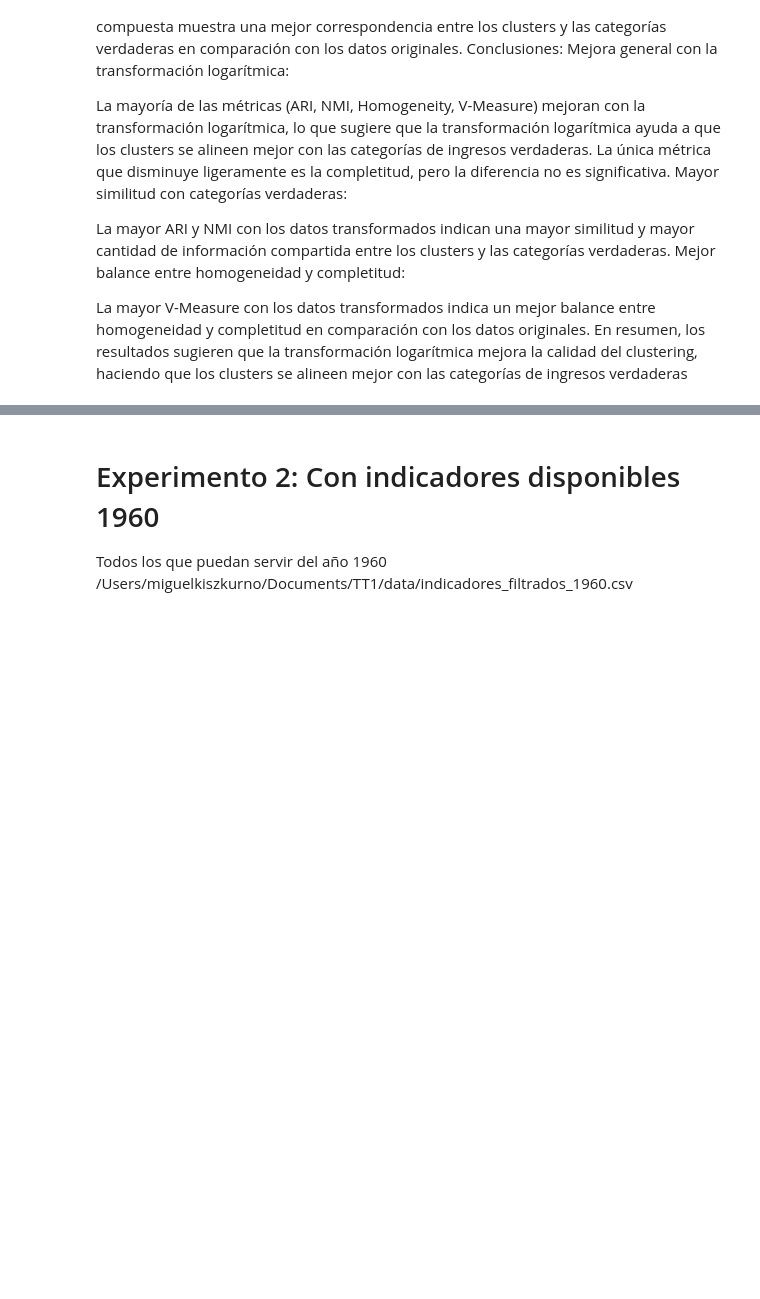
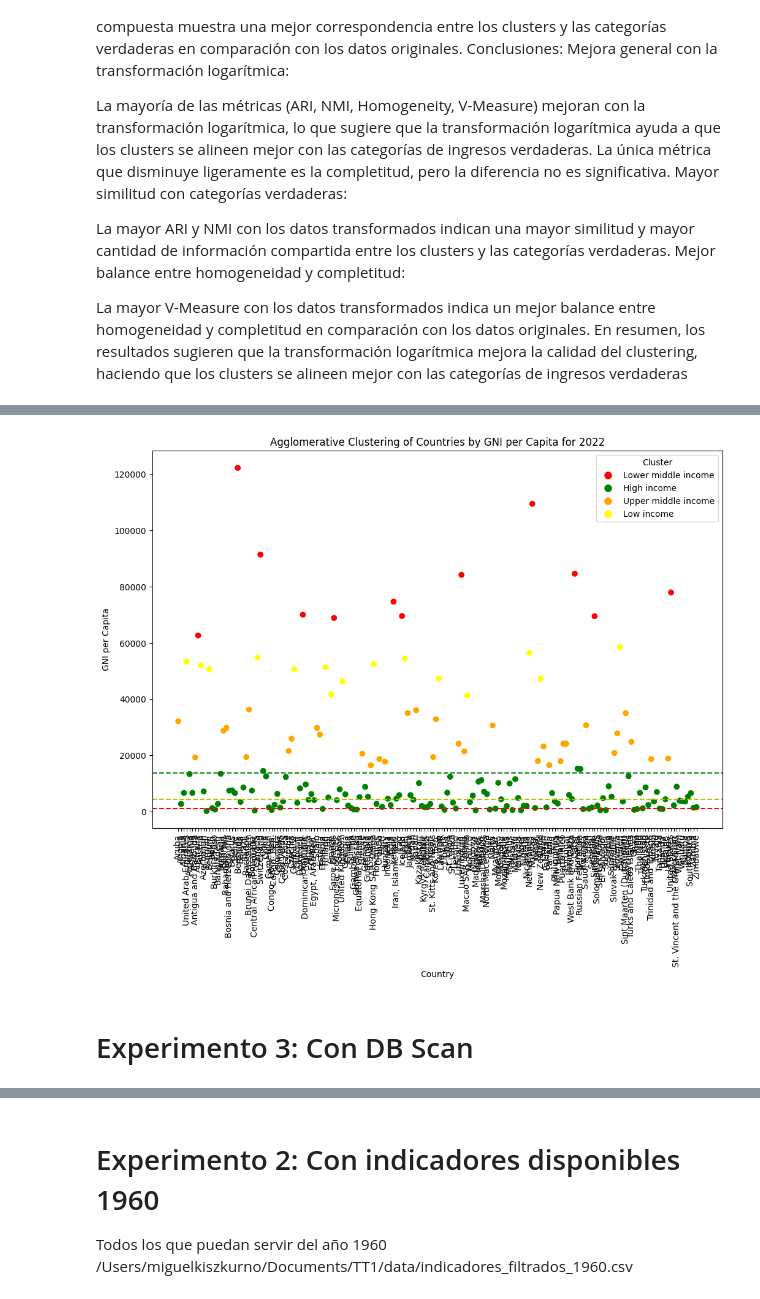
Before and after one commit to mkiszkur/TT1, a Jupyter notebook: 03_eda/EDA_entrega_3.ipynb, the cells around one changed output, grey strips where cells are left out. Cells and saved outputs as stored; diff of their text form; code cells hidden in the pictures; blank space fills up the shorter version.

```diff
--- a/03_eda/EDA_entrega_3.ipynb
+++ b/03_eda/EDA_entrega_3.ipynb
@@ -1157,0 +1234,7 @@ En resumen, los resultados sugieren que la transformación logarítmica mejora l
+# %%
+data_2022 = get_data()
+data_2022 = calcular_campos(data_2022)
+data_2022 = filtrar_anho(data_2022, anho_cluster)
+data_2022 = filtrar_regiones(data_2022)
+data_2022 = filtrar_nulos (data_2022, 'gni_index')
+data_2022
@@ -1157,0 +1255,52 @@ En resumen, los resultados sugieren que la transformación logarítmica mejora l
+# %%
+import pandas as pd
+import numpy as np
+from sklearn.preprocessing import StandardScaler
+from sklearn.cluster import AgglomerativeClustering
+import matplotlib.pyplot as plt
+
+
+
+# Escalar los datos de gni_index
+scaler = StandardScaler()
+data_scaled = scaler.fit_transform(data_2022[['gni_index']])
+
+# Aplicar Agglomerative Clustering
+agg_clustering = AgglomerativeClustering(n_clusters=4)
+data_2022['Cluster'] = agg_clustering.fit_predict(data_scaled)
+
+# Mapeo de los números de cluster a las categorías de ingreso
+cluster_mapping = {0: 'Lower middle income', 1: 'High income', 2: 'Upper middle income', 3: 'Low income'}
+data_2022['Cluster Mapped'] = data_2022['Cluster'].map(cluster_mapping)
+
+# Definir colores personalizados para cada cluster
+colors = {0: 'red', 1: 'green', 2: 'orange', 3: 'yellow'}
+
+# Asignar colores a cada punto del scatter plot
+cluster_colors = data_2022['Cluster'].map(colors)
+
+# Asegúrate de que no haya valores NaN en cluster_colors
+if cluster_colors.isnull().any():
+    raise ValueError("Hay valores NaN en los colores de los clusters. Verifica el mapeo de clusters y colores.")
+
+# Visualización de los clusters
+plt.figure(figsize=(12, 8))
+plt.scatter(data_2022['Country Name'], data_2022['gni_index'], c=cluster_colors)
+plt.xticks(rotation=90)
+plt.xlabel('Country')
+plt.ylabel('GNI per Capita')
+plt.title('Agglomerative Clustering of Countries by GNI per Capita for 2022')
+plt.axhline(y=1135, color='r', linestyle='--', label='Low income / Lower middle income')
+plt.axhline(y=4465, color='y', linestyle='--', label='Lower middle income / Upper middle income')
+plt.axhline(y=13845, color='g', linestyle='--', label='Upper middle income / High income')
+
+# Agregar una leyenda personalizada usando cluster_mapping
+legend_handles = [plt.Line2D([0], [0], marker='o', color='w', markerfacecolor=colors[cluster], markersize=10, label=label)
+                  for cluster, label in cluster_mapping.items()]
+
+plt.legend(handles=legend_handles, title='Cluster')
+plt.show()
+# %% [output]
+[figure, added]
+# %% [markdown]
+# Experimento 3: Con DB Scan
```
Also changed, not shown: parts of 39 cells of this notebook, 2 other files.
